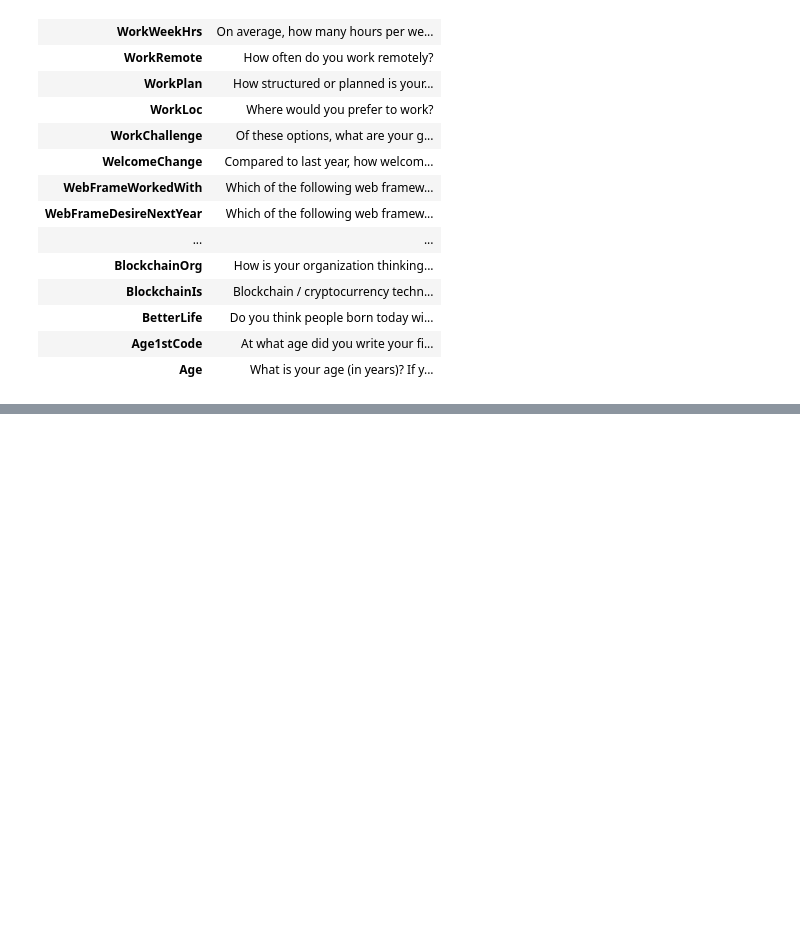
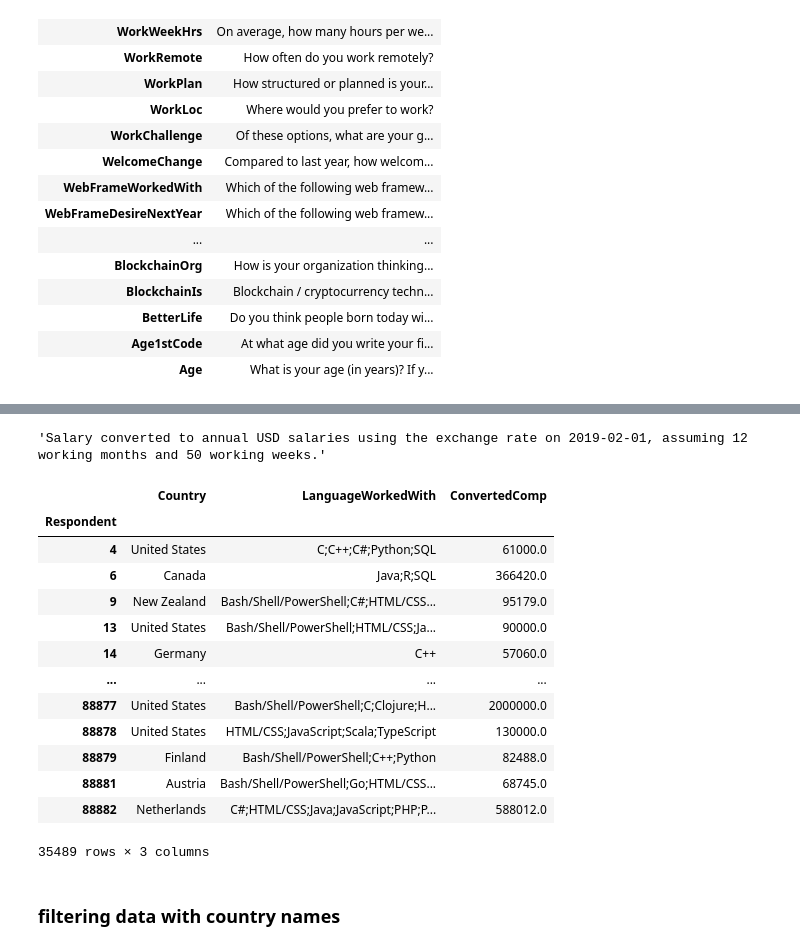
Before and after one commit to pkrlfamous/ML-Python, a Jupyter notebook: Pandas/pandas-practice.ipynb, the cells around one changed output, grey strips where cells are left out. Saved outputs shown, nothing was run; the diff lists cells and outputs as text; code cells hidden in the pictures; blank space fills up the shorter version.

Commit message:
Part 4: Filtering using conditional operators to filter Rows and Columns

```diff
--- a/Pandas/pandas-practice.ipynb
+++ b/Pandas/pandas-practice.ipynb
@@ -418,0 +496,6 @@ schema_df
+# %%
+df = pd.read_csv('data/survey_results_public.csv', index_col ='Respondent') # setting index when loading data with the column name 'Respondent'
+schema_df = pd.read_csv('data/survey_results_schema.csv', index_col = 'Column')
+# %%
+pd.set_option('display.max_columns', 85)
+pd.set_option('display.max_rows', 85)
@@ -418,0 +550,25 @@ schema_df
+# %%
+schema_df.loc['ConvertedComp', 'QuestionText']
+# %% [output]
+'Salary converted to annual USD salaries using the exchange rate on 2019-02-01, assuming 12 working months and 50 working weeks.'
+# %%
+# filtering salary over 40000
+high_salary = df['ConvertedComp'] > 40000
+df.loc[high_salary,['Country', 'LanguageWorkedWith', 'ConvertedComp']]
+# %% [output]
+|  | Country | LanguageWorkedWith | ConvertedComp |
+| Respondent |  |  |  |
+| 4 | United States | C;C++;C#;Python;SQL | 61000.0 |
+| 6 | Canada | Java;R;SQL | 366420.0 |
+| 9 | New Zealand | Bash/Shell/PowerShell;C#;HTML/CSS... | 95179.0 |
+| 13 | United States | Bash/Shell/PowerShell;HTML/CSS;Ja... | 90000.0 |
+| 14 | Germany | C++ | 57060.0 |
+| ... | ... | ... | ... |
+| 88877 | United States | Bash/Shell/PowerShell;C;Clojure;H... | 2000000.0 |
+| 88878 | United States | HTML/CSS;JavaScript;Scala;TypeScript | 130000.0 |
+| 88879 | Finland | Bash/Shell/PowerShell;C++;Python | 82488.0 |
+| 88881 | Austria | Bash/Shell/PowerShell;Go;HTML/CSS... | 68745.0 |
+| 88882 | Netherlands | C#;HTML/CSS;Java;JavaScript;PHP;P... | 588012.0 |
+35489 rows × 3 columns
+# %% [markdown]
+### filtering data with country names
```
Also changed, not shown: parts of 31 cells of this notebook.
